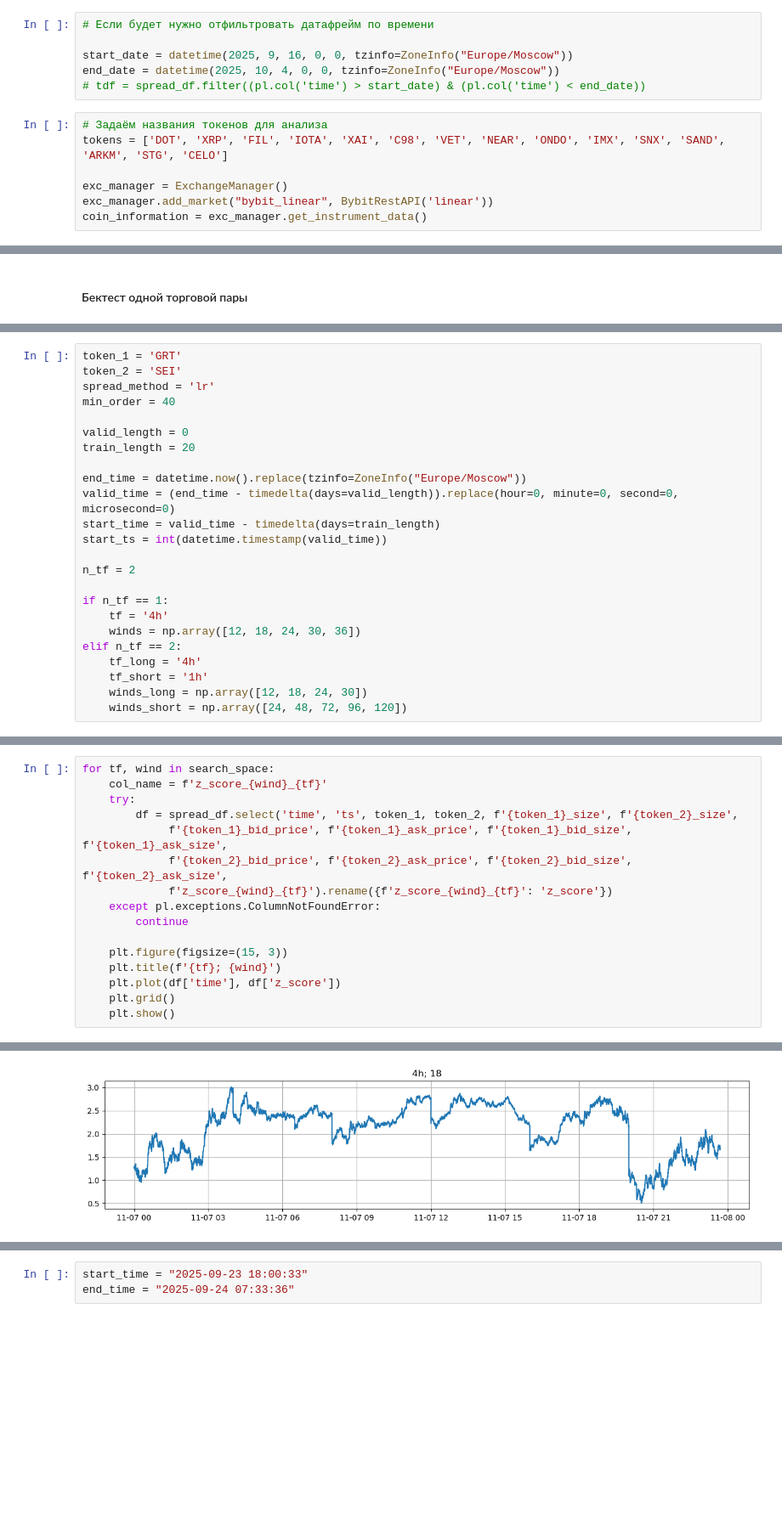
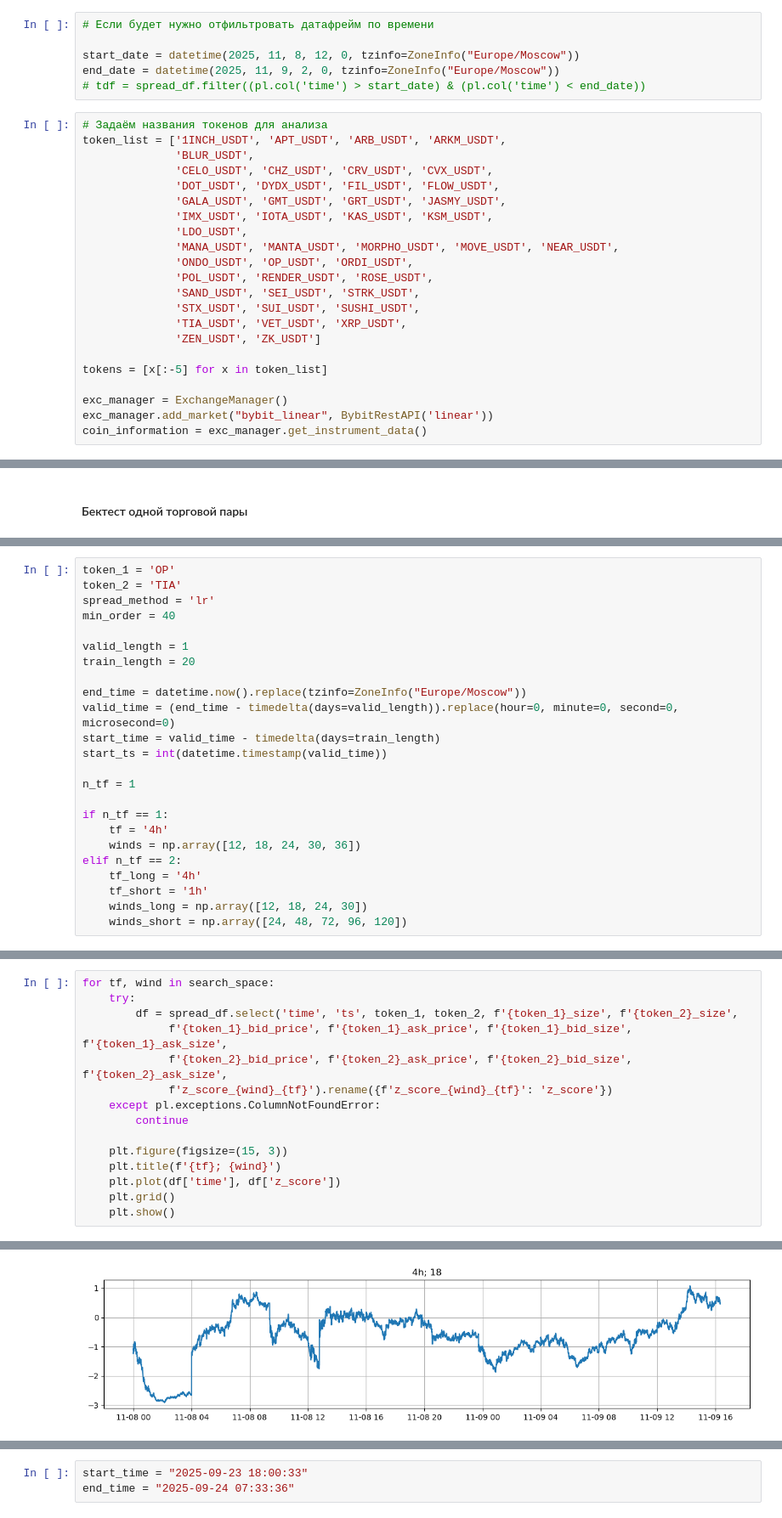
Before and after one commit to elterion/bot, a Jupyter notebook: Pair Trading.ipynb, the cells around one changed output, grey strips where cells are left out. Shown at 85% size. Cells and saved outputs as stored; diff of their text form; blank space fills up the shorter version.

```diff
--- a/Pair Trading.ipynb
+++ b/Pair Trading.ipynb
@@ -128,12 +148,27 @@ from bot.data.http_api import ExchangeManager, BybitRestAPI
 # %%
 # Если будет нужно отфильтровать датафрейм по времени
 
-start_date = datetime(2025, 9, 16, 0, 0, tzinfo=ZoneInfo("Europe/Moscow"))
-end_date = datetime(2025, 10, 4, 0, 0, tzinfo=ZoneInfo("Europe/Moscow"))
+start_date = datetime(2025, 11, 8, 12, 0, tzinfo=ZoneInfo("Europe/Moscow"))
+end_date = datetime(2025, 11, 9, 2, 0, tzinfo=ZoneInfo("Europe/Moscow"))
 # tdf = spread_df.filter((pl.col('time') > start_date) & (pl.col('time') < end_date))
 # %%
 # Задаём названия токенов для анализа
-tokens = ['DOT', 'XRP', 'FIL', 'IOTA', 'XAI', 'C98', 'VET', 'NEAR', 'ONDO', 'IMX', 'SNX', 'SAND', 'ARKM', 'STG', 'CELO']
+token_list = ['1INCH_USDT', 'APT_USDT', 'ARB_USDT', 'ARKM_USDT',
+              'BLUR_USDT',
+              'CELO_USDT', 'CHZ_USDT', 'CRV_USDT', 'CVX_USDT',
+              'DOT_USDT', 'DYDX_USDT', 'FIL_USDT', 'FLOW_USDT',
+              'GALA_USDT', 'GMT_USDT', 'GRT_USDT', 'JASMY_USDT',
+              'IMX_USDT', 'IOTA_USDT', 'KAS_USDT', 'KSM_USDT',
+              'LDO_USDT',
+              'MANA_USDT', 'MANTA_USDT', 'MORPHO_USDT', 'MOVE_USDT', 'NEAR_USDT',
+              'ONDO_USDT', 'OP_USDT', 'ORDI_USDT',
+              'POL_USDT', 'RENDER_USDT', 'ROSE_USDT',
+              'SAND_USDT', 'SEI_USDT', 'STRK_USDT',
+              'STX_USDT', 'SUI_USDT', 'SUSHI_USDT',
+              'TIA_USDT', 'VET_USDT', 'XRP_USDT',
+              'ZEN_USDT', 'ZK_USDT']
+
+tokens = [x[:-5] for x in token_list]
 
 exc_manager = ExchangeManager()
 exc_manager.add_market("bybit_linear", BybitRestAPI('linear'))
@@ -295,12 +329,12 @@ from bot.config.credentials import host, user, password, db_name
 db_params = {'host': host, 'user': user, 'password': password, 'dbname': db_name}
 db_manager = DBManager(db_params)
 # %%
-token_1 = 'GRT'
-token_2 = 'SEI'
+token_1 = 'OP'
+token_2 = 'TIA'
 spread_method = 'lr'
 min_order = 40
 
-valid_length = 0
+valid_length = 1
 train_length = 20
 
 end_time = datetime.now().replace(tzinfo=ZoneInfo("Europe/Moscow"))
@@ -308,7 +342,7 @@ valid_time = (end_time - timedelta(days=valid_length)).replace(hour=0, minute=0,
 start_time = valid_time - timedelta(days=train_length)
 start_ts = int(datetime.timestamp(valid_time))
 
-n_tf = 2
+n_tf = 1
 
 if n_tf == 1:
     tf = '4h'
@@ -361,6 +395,5 @@ ps_2 = int(coin_information['bybit_linear'][token_2 + '_USDT']['price_scale'])
 # %%
 for tf, wind in search_space:
-    col_name = f'z_score_{wind}_{tf}'
     try:
         df = spread_df.select('time', 'ts', token_1, token_2, f'{token_1}_size', f'{token_2}_size',
              f'{token_1}_bid_price', f'{token_1}_ask_price', f'{token_1}_bid_size', f'{token_1}_ask_size',
@@ -379 +412 @@ for tf, wind in search_space:
-[figure, old version]
+[figure, new version]
```
Also changed, not shown: parts of 29 cells of this notebook, 9 other files.
